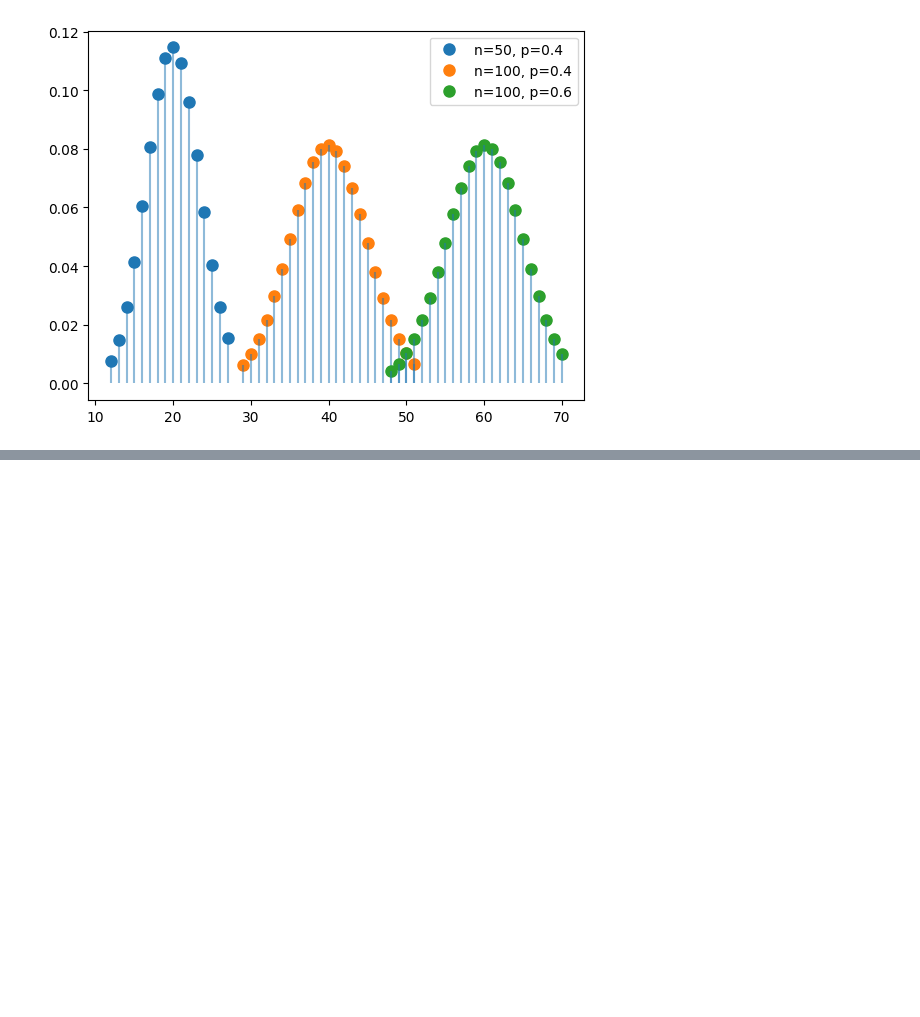
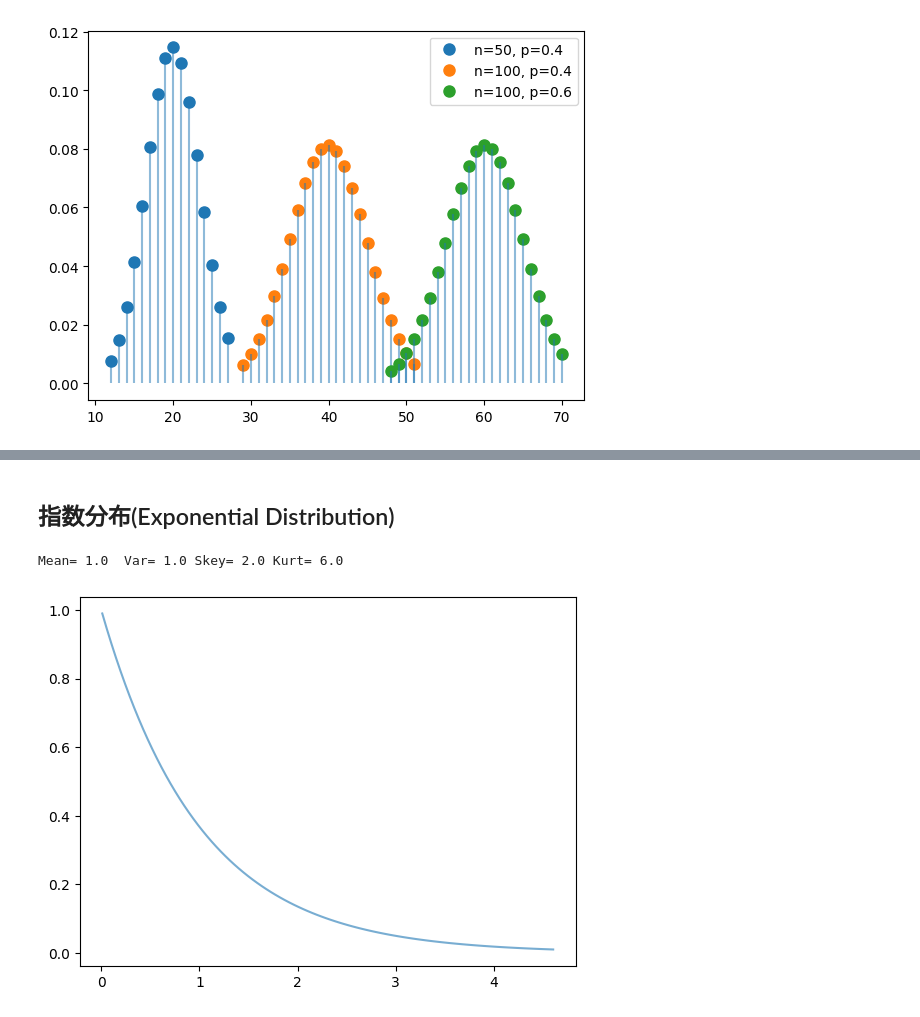
Before and after one commit to namoshi/mathAI, a Jupyter notebook: py_stat_data.ipynb, the cells around one changed output, grey strips where cells are left out. Drawn from its saved outputs; the diff is of its cells as text; code cells hidden in the pictures; blank space fills up the shorter version.

```diff
--- a/py_stat_data.ipynb
+++ b/py_stat_data.ipynb
@@ -337,0 +408,20 @@ Mean= 60.0  Var= 24.0 Skey= -0.0408248290463863 Kurt= -0.01833333333333333
+# %% [markdown]
+## 指数分布(Exponential Distribution)
+# %%
+import numpy as np
+from scipy.stats import expon
+import matplotlib.pyplot as plt
+fig, ax = plt.subplots(1, 1)
+
+mean, var, skew, kurt = expon.stats(moments='mvsk')
+print('Mean=', mean, ' Var=', var, 'Skey=', skew, 'Kurt=', kurt)
+
+x = np.linspace(expon.ppf(0.01),
+                expon.ppf(0.99), 100)
+ax.plot(x, expon.pdf(x),
+       '-', alpha=0.6, label='expon pdf')
+
+plt.show()
+# %% [output]
+Mean= 1.0  Var= 1.0 Skey= 2.0 Kurt= 6.0
+[figure, added]
```
Also changed, not shown: parts of 6 cells of this notebook.
